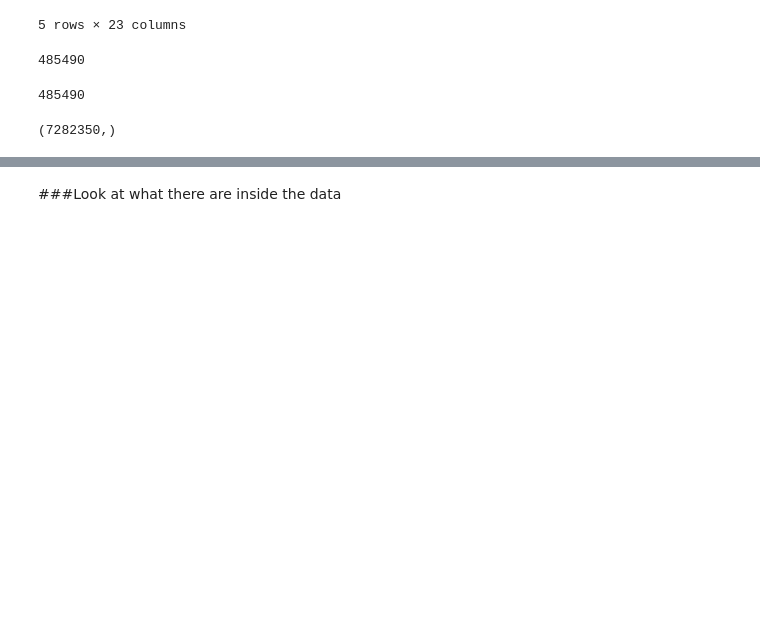
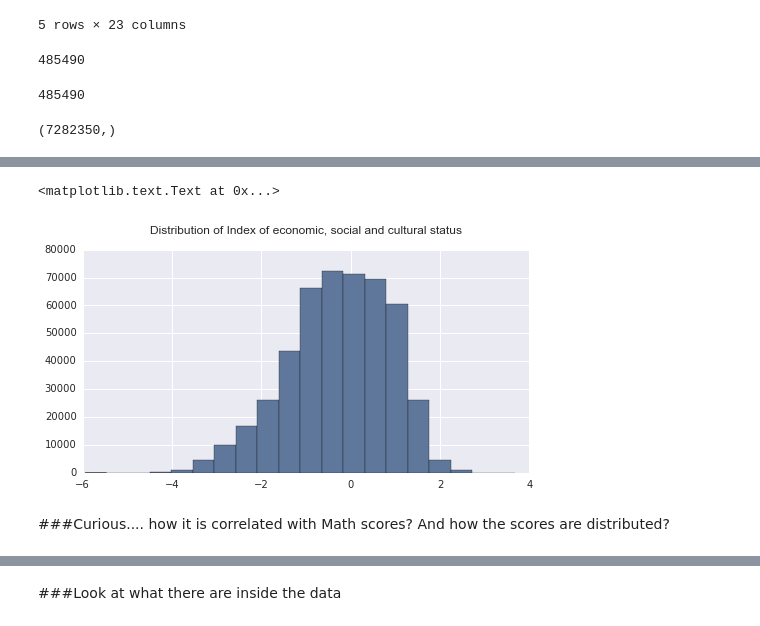
Before and after one commit to ucaiado/DATAVIS_UDACITY, a Jupyter notebook: report_aux.ipynb, the cells around one changed output, grey strips where cells are left out. Cells and saved outputs as stored; diff of their text form; code cells hidden in the pictures; blank space fills up the shorter version.

```diff
--- a/report_aux.ipynb
+++ b/report_aux.ipynb
@@ -246,0 +262,12 @@ df_gdp.tail()
+# %%
+df.ESCS[df.ESCS=="NA"]=None
+# %%
+df.ESCS = df.ESCS.astype(float)
+# %%
+ax = df.ESCS.hist(bins = 20);
+ax.set_title("Distribution of Index of economic, social and cultural status\n")
+# %% [output]
+<matplotlib.text.Text at 0x...>
+[figure, added]
+# %% [markdown]
+###Curious.... how it is correlated with Math scores? And how the scores are distributed?
```
Also changed, not shown: parts of 42 cells of this notebook, 1 other file.
